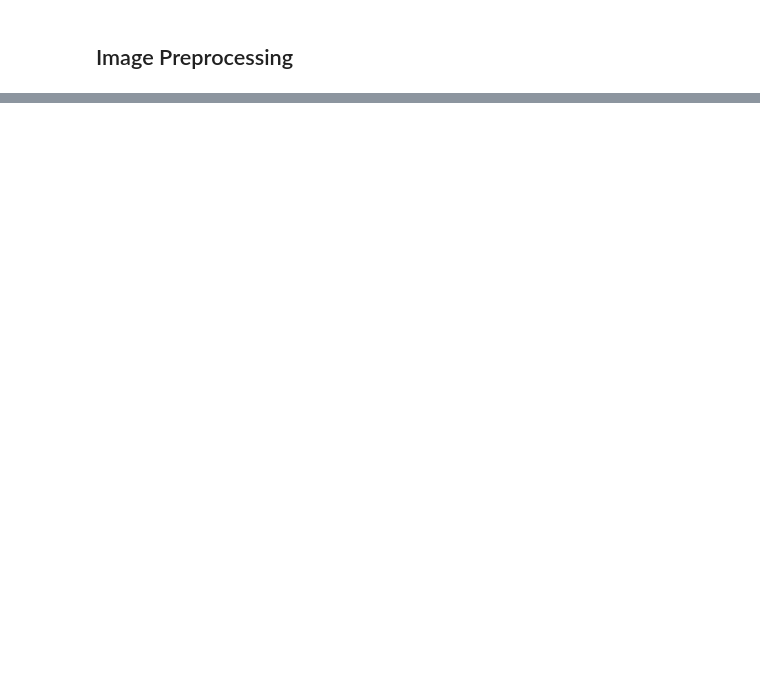
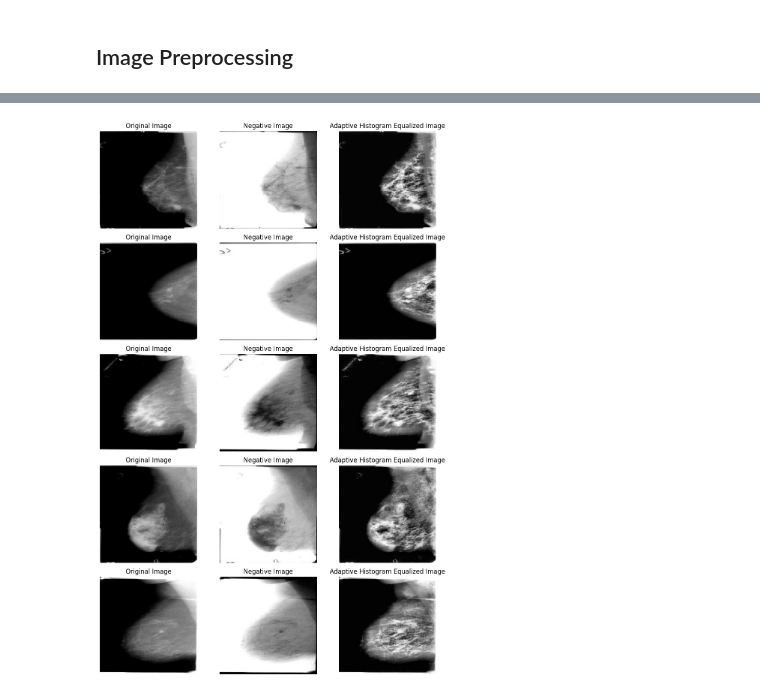
Before and after one commit to psypherion/pinn-bcd, a Jupyter notebook: processor/test.ipynb, the cells around one changed output, grey strips where cells are left out. Cells and saved outputs as stored; diff of their text form; code cells hidden in the pictures; blank space fills up the shorter version.

```diff
--- a/processor/test.ipynb
+++ b/processor/test.ipynb
@@ -892,0 +1168,38 @@ os.makedirs(pwd, exist_ok=True)
+# %%
+def display_images():
+    # Get the image names from the merged images directory
+    image_names = [f for f in os.listdir('../kaggle/working/merged_images/1') if f.endswith(('.jpg', '.png'))][:5]
+
+    # Create subplots for 5 images and 3 columns (original, Negative , Adaptive histogram equalized)
+    fig, axs = plt.subplots(5, 3, figsize=(10, 15))
+
+    for i, image_name in enumerate(image_names):
+        # Get the full paths to the images
+        image_path1 = os.path.join('../kaggle/working/merged_images/1', image_name)  # Original Image
+        image_path2 = os.path.join('../kaggle/working/Negative_Images/1', image_name)  # Negative Image
+        image_path3 = os.path.join('../kaggle/working/AHistogram_Images/1', image_name)  # Adaptive Histogram Equalized Image
+
+        # Open the images
+        image1 = Image.open(image_path1).convert('L')  # Convert to grayscale for original
+        image2 = Image.open(image_path2)
+        image3 = Image.open(image_path3)
+
+        # Display the images in the subplots
+        axs[i, 0].imshow(image1, cmap='gray')
+        axs[i, 0].axis('off')
+        axs[i, 0].set_title('Original Image')
+
+        axs[i, 1].imshow(image2, cmap='gray')
+        axs[i, 1].axis('off')
+        axs[i, 1].set_title('Negative Image')
+
+        axs[i, 2].imshow(image3, cmap='gray')
+        axs[i, 2].axis('off')
+        axs[i, 2].set_title('Adaptive Histogram Equalized Image')
+
+    plt.tight_layout()
+    plt.show()
+
+display_images()
+# %% [output]
+[figure, added]
```
Also changed, not shown: parts of 28 cells of this notebook, 6 other files.
